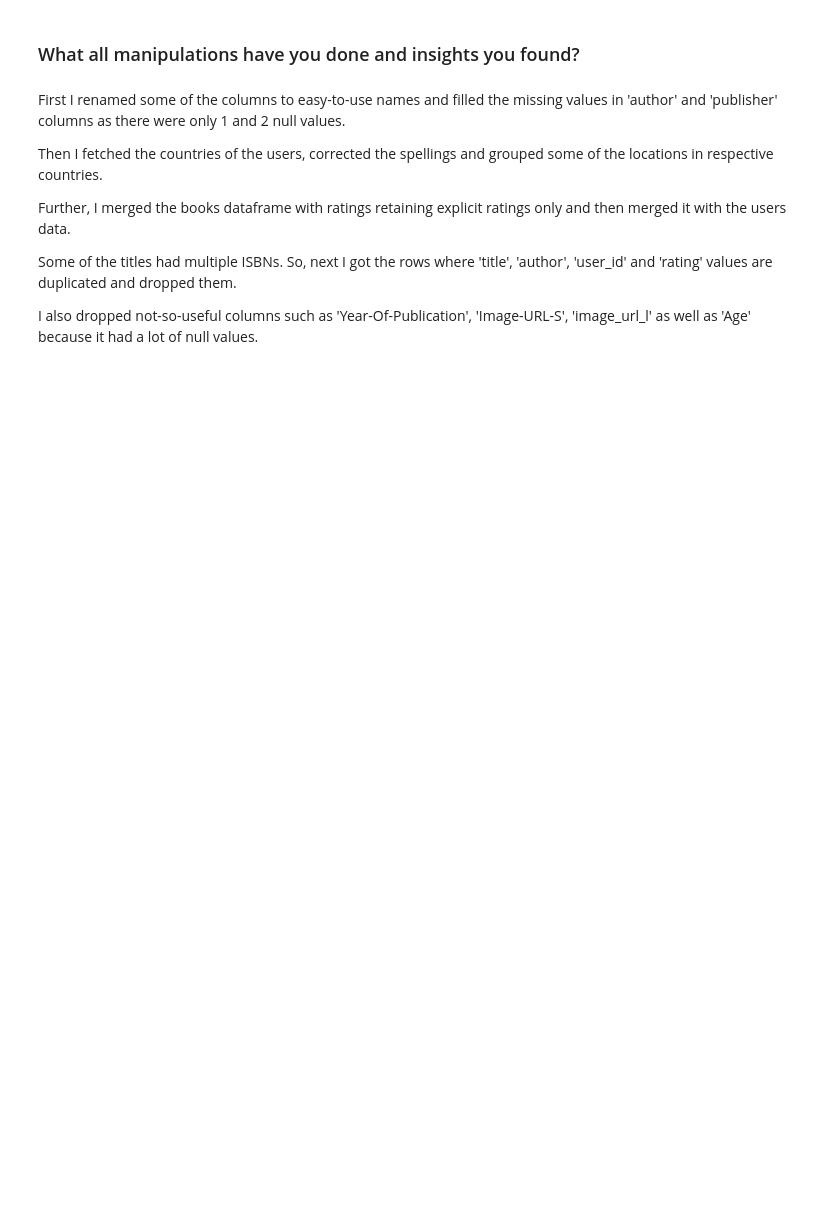
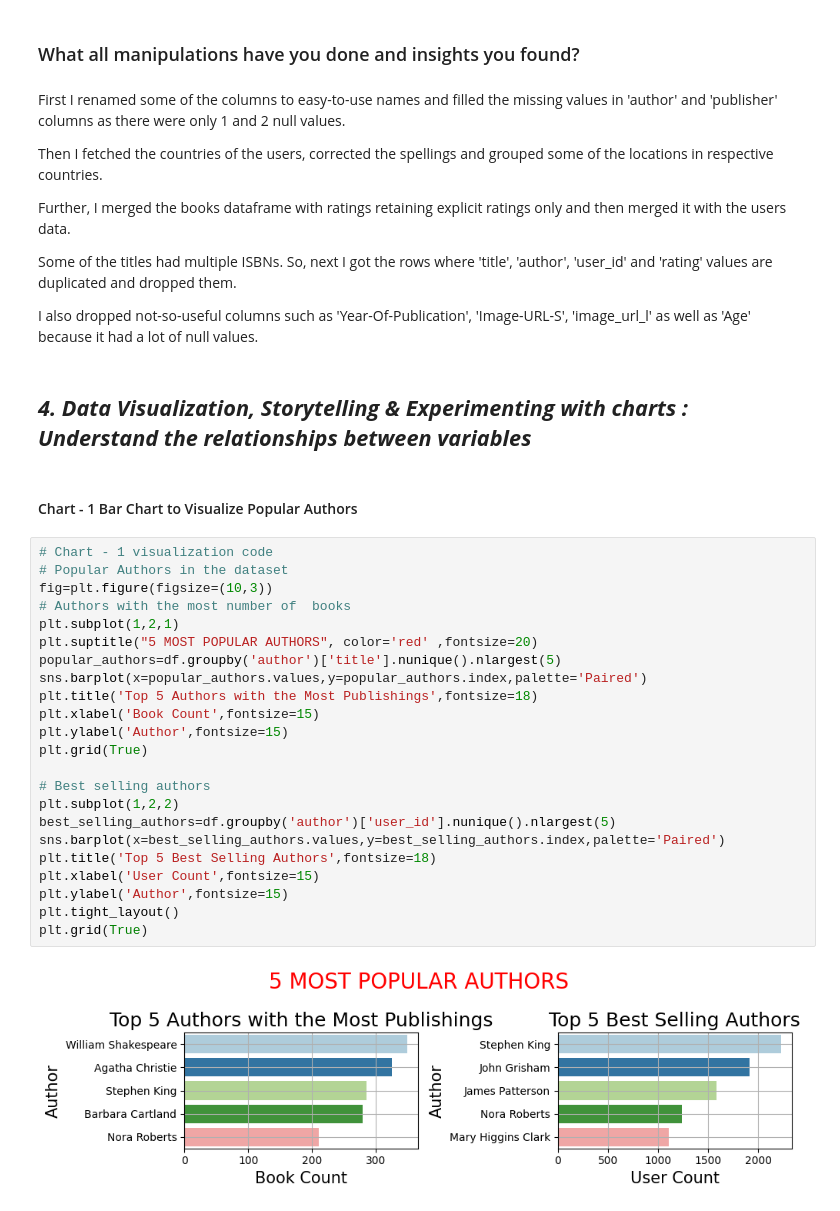
Before and after one commit to DharmeshRV/Book-Recommendation-System, a Jupyter notebook: Book_Recommendation_System.ipynb, the cells around one changed output. Cells and saved outputs as stored; diff of their text form; blank space fills up the shorter version.

```diff
--- a/Book_Recommendation_System.ipynb
+++ b/Book_Recommendation_System.ipynb
@@ -543,3 +548,32 @@ Further, I merged the books dataframe with ratings retaining explicit ratings on
 Some of the titles had multiple ISBNs. So, next I got the rows where 'title', 'author', 'user_id' and 'rating' values are duplicated and dropped them.
 
 I also dropped not-so-useful columns such as 'Year-Of-Publication', 'Image-URL-S', 'image_url_l' as well as 'Age' because it had a lot of null values.
+# %% [markdown]
+## ***4. Data Visualization, Storytelling & Experimenting with charts : Understand the relationships between variables***
+# %% [markdown]
+#### Chart - 1 Bar Chart to Visualize Popular Authors
+# %%
+# Chart - 1 visualization code
+# Popular Authors in the dataset
+fig=plt.figure(figsize=(10,3))
+# Authors with the most number of  books
+plt.subplot(1,2,1)
+plt.suptitle("5 MOST POPULAR AUTHORS", color='red' ,fontsize=20)
+popular_authors=df.groupby('author')['title'].nunique().nlargest(5)
+sns.barplot(x=popular_authors.values,y=popular_authors.index,palette='Paired')
+plt.title('Top 5 Authors with the Most Publishings',fontsize=18)
+plt.xlabel('Book Count',fontsize=15)
+plt.ylabel('Author',fontsize=15)
+plt.grid(True)
+
+# Best selling authors
+plt.subplot(1,2,2)
+best_selling_authors=df.groupby('author')['user_id'].nunique().nlargest(5)
+sns.barplot(x=best_selling_authors.values,y=best_selling_authors.index,palette='Paired')
+plt.title('Top 5 Best Selling Authors',fontsize=18)
+plt.xlabel('User Count',fontsize=15)
+plt.ylabel('Author',fontsize=15)
+plt.tight_layout()
+plt.grid(True)
+# %% [output]
+[figure, added]
```
Also changed, not shown: parts of 38 cells of this notebook.
